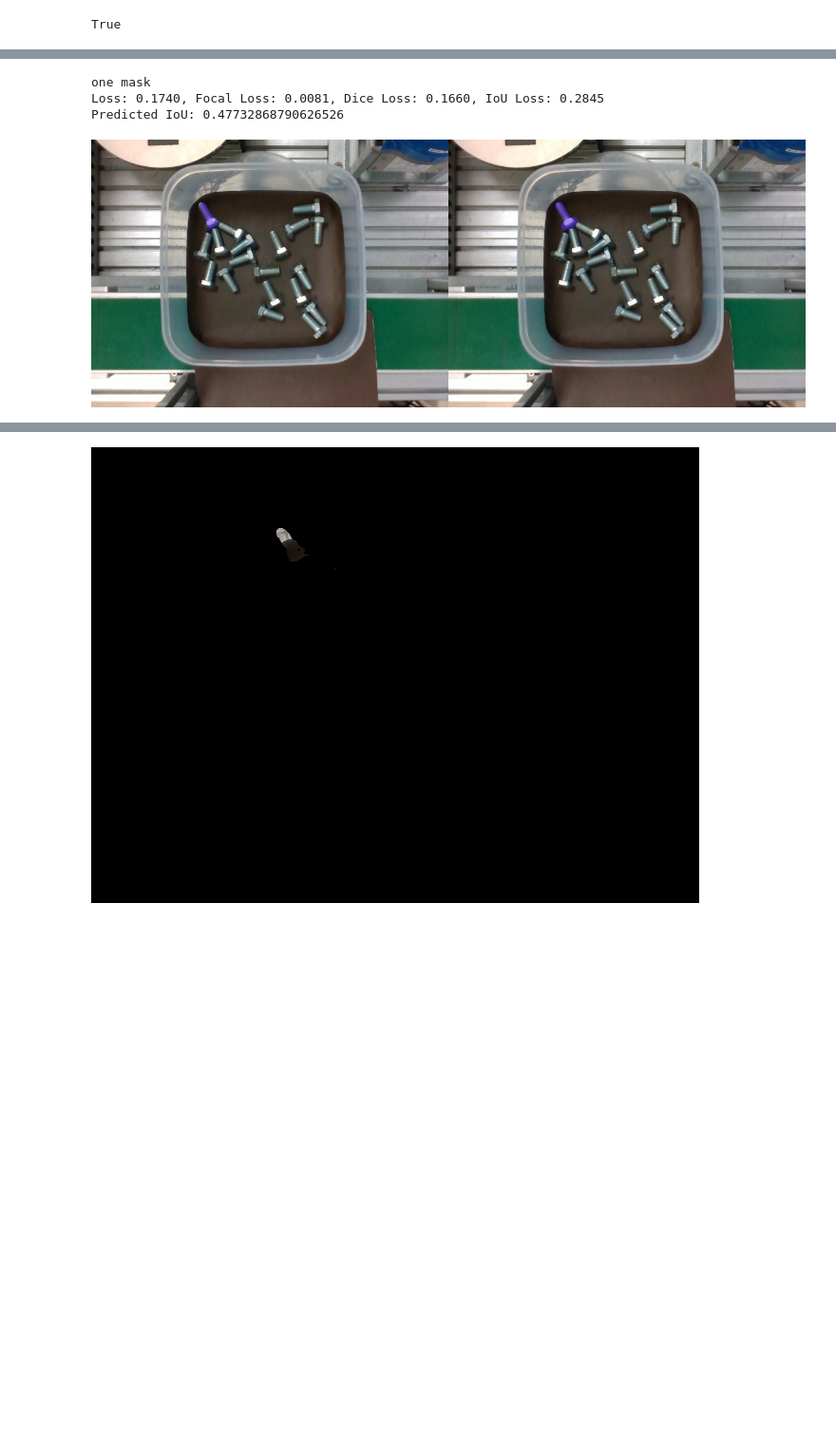
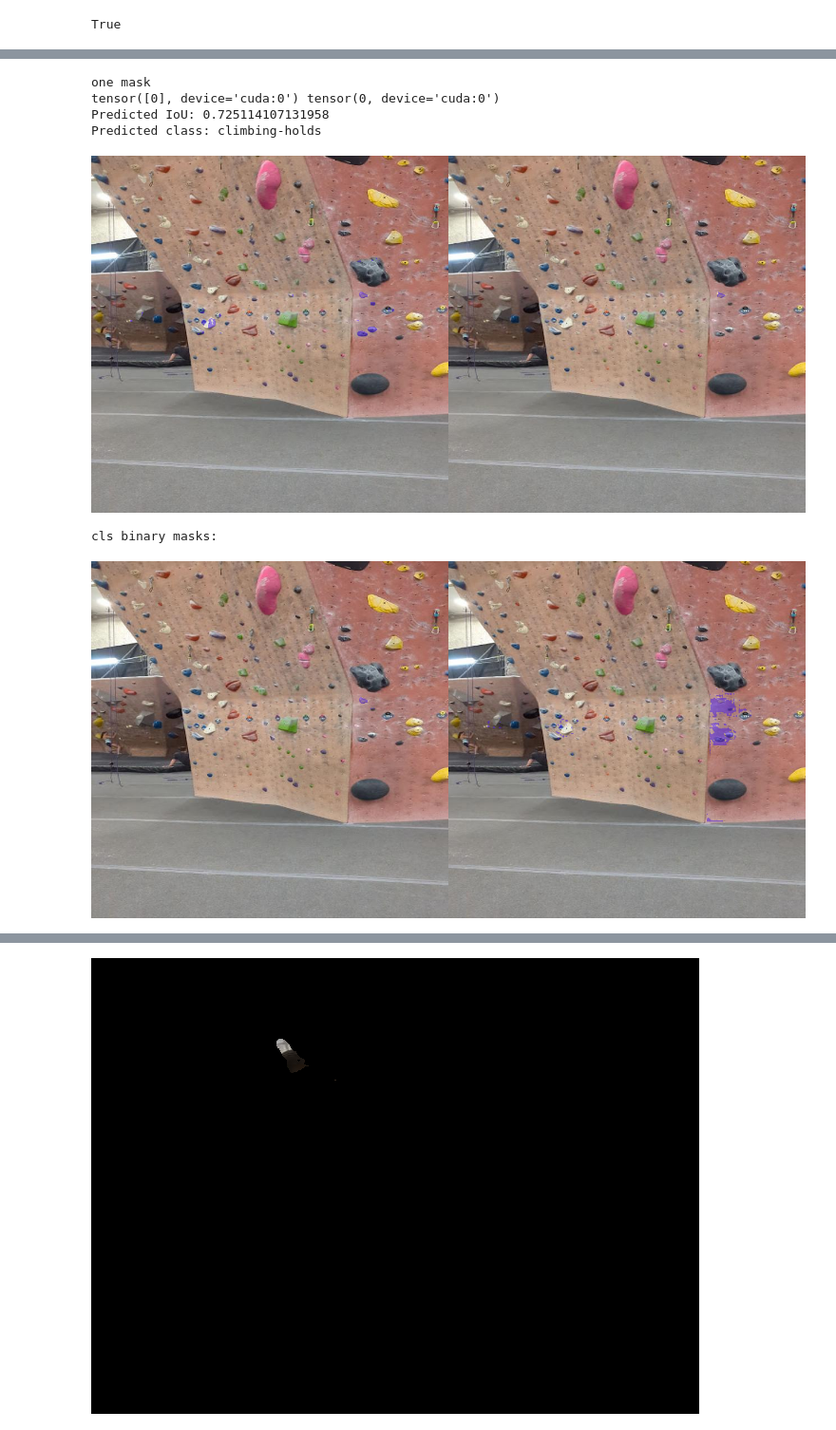
Before and after one commit to andrew-healey/sam-fine-tuning, a Jupyter notebook: ft-train.test.ipynb, the cells around one changed output, grey strips where cells are left out. Shown at 95% size. Cells and saved outputs as stored; diff of their text form; code cells hidden in the pictures; blank space fills up the shorter version.

```diff
--- a/ft-train.test.ipynb
+++ b/ft-train.test.ipynb
@@ -223,6 +212,14 @@ lr_decay_steps = [2/3., 0.95]
 lr_decay_steps = [int(total_steps * step) for step in lr_decay_steps]
 
 lr_decay_factor = 0.1
+
+if use_cls_tokens:
+    mask_decoder = mask_decoder.cuda()
+    for param in mask_decoder.parameters():
+        param.requires_grad = False
+    for param_set in [mask_decoder.cls_mask_tokens,mask_decoder.cls_iou_token,mask_decoder.cls_hypernetworks_mlps,mask_decoder.cls_iou_prediction_head]:
+        for param in param_set.parameters():
+            param.requires_grad = True
 
 combined_params = list(predictor.model.mask_decoder.parameters())
 if use_cnn: combined_params += list(cnn_sam.parameters())
@@ -532,7 +593,7 @@ cfg = {
     "use_masks": use_masks,
     "dice_scale": dice_scale,
     "focal_scale": focal_scale,
-    "cls_scale": cls_scale,
+    "ce_scale": ce_scale,
     "num_classes": num_classes,
     "tasks": tasks,
     "use_valid": use_valid,
@@ -549,11 +610,15 @@ if mask_lora:
     lora_mask_decoder.save_lora_parameters(f"mask_lora_{run_num}.pt")
 if vit_lora:
     lora_image_encoder.save_lora_parameters(f"vit_lora_{run_num}.pt")
+if use_cls_tokens:
+    # select state dict with properties num_classes, cls_iou_token, cls_mask_tokens, cls_hypernetworks_mlps, cls_iou_prediction_head
+    # decoder_state_dict = {k:v for k,v in mask_decoder.state_dict().items() if k.startswith("cls")}
+    torch.save(mask_decoder.state_dict(), f"cls_decoder_{run_num}.pt")
 if vit_patch_embed:
     torch.save(image_encoder.patch_embed.state_dict(), f"vit_patch_embed_{run_num}.pt")
-if num_classes > 0:
-    torch.save(mask_decoder.class_tokens.state_dict(), f"class_tokens_{run_num}.pt")
-    torch.save(mask_decoder.class_prediction_head.state_dict(), f"class_prediction_head_{run_num}.pt")
+# if num_classes > 0:
+#     torch.save(mask_decoder.class_tokens.state_dict(), f"class_tokens_{run_num}.pt")
+#     torch.save(mask_decoder.class_prediction_head.state_dict(), f"class_prediction_head_{run_num}.pt")
 
 %cd ..
 # %% [output]
@@ -578,7 +653,7 @@ from random import randint
 v_c_ds = valid_curr_dataset
 idx = randint(0,len(v_c_ds)-1)
 
-decoder_input, gt_masks, gt_cls_logits, (input_size,original_size), img, (unresized_img,resized_img) = v_c_ds[idx]
+decoder_input, gt_masks, (gt_cls,gt_cls_logits), sizing, img, (unresized_img,resized_img) = v_c_ds[idx]
 has_fresh_prompt = True
 num_refinements_left = num_refinement_steps
 new_input = {**decoder_input}
@@ -592,7 +667,7 @@ while has_fresh_prompt:
             cnn_embedding = cnn_sam(unresized_img,resized_img)[0]
             curr_embedding = decoder_input["image_embeddings"]
             new_input["image_embeddings"] = curr_embedding + cnn_embedding
-        low_res_masks, iou_predictions, cls_pred_logits = mask_decoder(**new_input)
+        low_res_masks, iou_predictions, cls_low_res_masks,cls_iou_predictions = mask_decoder(**new_input)
 
     # upscaled_masks = F.interpolate(low_res_masks, size=img.shape[:2], mode="bilinear", align_corners=False)
     upscaled_masks = predictor.model.postprocess_masks(low_res_masks, input_size, original_size).to(device)
@@ -603,57 +678,71 @@ while has_fresh_prompt:
 
     gt_binary_mask, binary_mask,*_ = get_max_iou_masks(gt_masks,binary_masks)
     binary_mask = binary_masks[max_idx]
+
+    if gt_cls is not None and use_cls_tokens:
+
+        cls_upscaled_masks = predictor.model.postprocess_masks(cls_low_res_masks, input_size, original_size).squeeze(0).to(device)
+        cls_binary_masks = normalize(threshold(cls_upscaled_masks + 0.1, 0.0, 0)).to(device)[:,:,:]
+
+        # get focal and dice loss between cls_binary_mask and closest gt mask
+        cls_gt_binary_mask,cls_binary_mask,max_iou,best_cls = get_max_iou_masks(gt_masks,cls_binary_masks,gt_cls,torch.arange(num_classes).to(device))
+
+        cls_pred_mask = cls_upscaled_masks[best_cls,:,:]
+
+        print(gt_cls,best_cls)
 
     if num_refinements_left > 0:
         has_fresh_prompt = True
         num_refinements_left -= 1
 
         new_prompt = make_refinement_prompt(binary_mask, gt_binary_mask)
         new_decoder_input, gt_masks = curr_dataset.prompt_to_tensors(new_prompt, sizing)
 
         # extract image_embeddings and context_embeddings from old decoder_input
         new_input = {
                     **new_input,
                     "dense_prompt_embeddings": decoder_input["dense_prompt_embeddings"],
                     # "image_embeddings": decoder_input["image_embeddings"],
                     # "context_embeddings": decoder_input["context_embeddings"],
                     # **new_decoder_input,
         }
 
 
 
 from PIL import Image
 import numpy as np
 
 from persam.persam_f import calculate_iou_loss, calculate_dice_loss, calculate_sigmoid_focal_loss
 
-with torch.no_grad():
+if False:
+    with torch.no_grad():
 
-    pred_logits = cls_pred_logits[0,max_idx]
-    assert pred_logits.shape == (mask_decoder.num_classes,),f"pred_logits.shape: {pred_logits.shape}"
-    if gt_cls_logits is None:
-        cls_loss = 0
-    else:
-        cls_loss = bce(pred_logits, gt_cls_logits[0].to(device))
+        flat_binary_mask = binary_mask.view(1,-1)
+        flat_gt_binary_mask = gt_binary_mask.view(1,-1)
 
-    flat_binary_mask = binary_mask.view(1,-1)
-    flat_gt_binary_mask = gt_binary_mask.view(1,-1)
-
-    focal_loss = calculate_sigmoid_focal_loss(flat_binary_mask, flat_gt_binary_mask,should_sigmoid=False)
-    dice_loss = calculate_dice_loss(flat_binary_mask, flat_gt_binary_mask, should_sigmoid=False)
-    iou_loss = calculate_iou_loss(flat_binary_mask, flat_gt_binary_mask, should_sigmoid=False)
-    loss = focal_loss + dice_loss
-    print(f"Loss: {loss:.4f}, Focal Loss: {focal_loss:.4f}, Dice Loss: {dice_loss:.4f}, IoU Loss: {iou_loss:.4f}")
+        focal_loss = calculate_sigmoid_focal_loss(flat_binary_mask, flat_gt_binary_mask,should_sigmoid=False)
+        dice_loss = calculate_dice_loss(flat_binary_mask, flat_gt_binary_mask, should_sigmoid=False)
+        iou_loss = calculate_iou_loss(flat_binary_mask, flat_gt_binary_mask, should_sigmoid=False)
+        loss = focal_loss + dice_loss
+        print(f"Loss: {loss:.4f}, Focal Loss: {focal_loss:.4f}, Dice Loss: {dice_loss:.4f}, IoU Loss: {iou_loss:.4f}")
 
 print("Predicted IoU:",iou)
+print("Predicted class:",valid_dataset.classes[best_cls])
 # print("Predicted class:",torch.argmax(pred_logits).item(),"GT class:",torch.argmax(gt_cls_logits[0]).item())
 
-clip_together_imgs(mask_to_img(binary_mask,img),mask_to_img(gt_binary_mask,img))
+clip_together_imgs(mask_to_img(binary_mask,img),mask_to_img(gt_binary_mask,img)).show()
+# clip_together_imgs(mask_to_img(cls_binary_mask,img),mask_to_img(gt_binary_mask,img)).show()
+
+print("cls binary masks:")
+clip_together_imgs(mask_to_img(cls_binary_masks[0],img),mask_to_img(cls_binary_masks[1],img)).show()
 # %% [output]
 one mask
-Loss: 0.1740, Focal Loss: 0.0081, Dice Loss: 0.1660, IoU Loss: 0.2845
-Predicted IoU: 0.47732868790626526
+tensor([0], device='cuda:0') tensor(0, device='cuda:0')
+Predicted IoU: 0.725114107131958
+Predicted class: climbing-holds
-[figure, old version]
+[figure, new version]
+cls binary masks:
+[figure, added]
 # %%
 upscaled_masks = F.interpolate(low_res_masks, size=img.shape[:2], mode="bilinear", align_corners=False)
 # upscaled_masks = predictor.model.postprocess_masks(low_res_masks, input_size, original_size).to(device)
```
Also changed, not shown: parts of 16 cells of this notebook, 9 other files.
